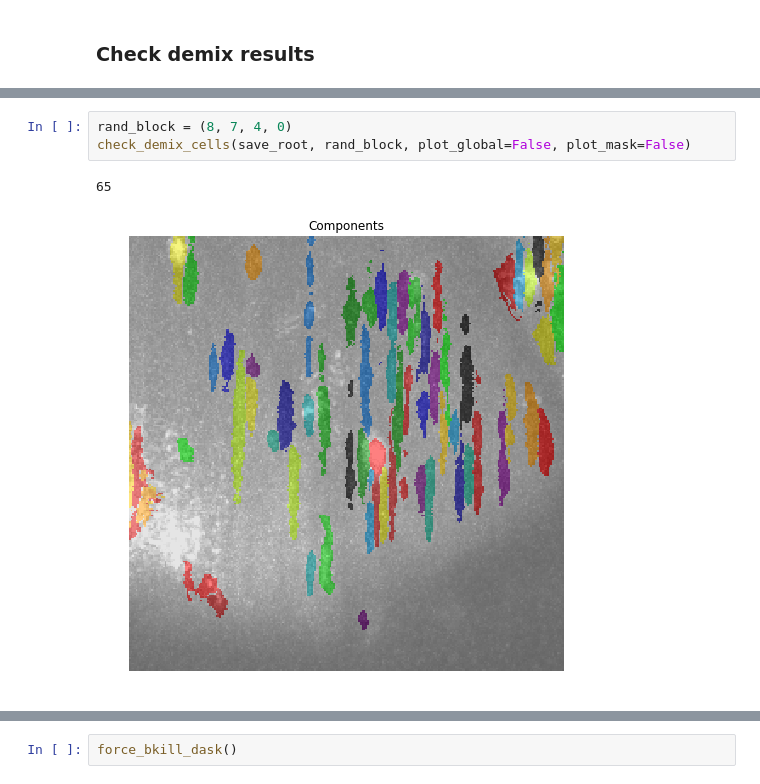
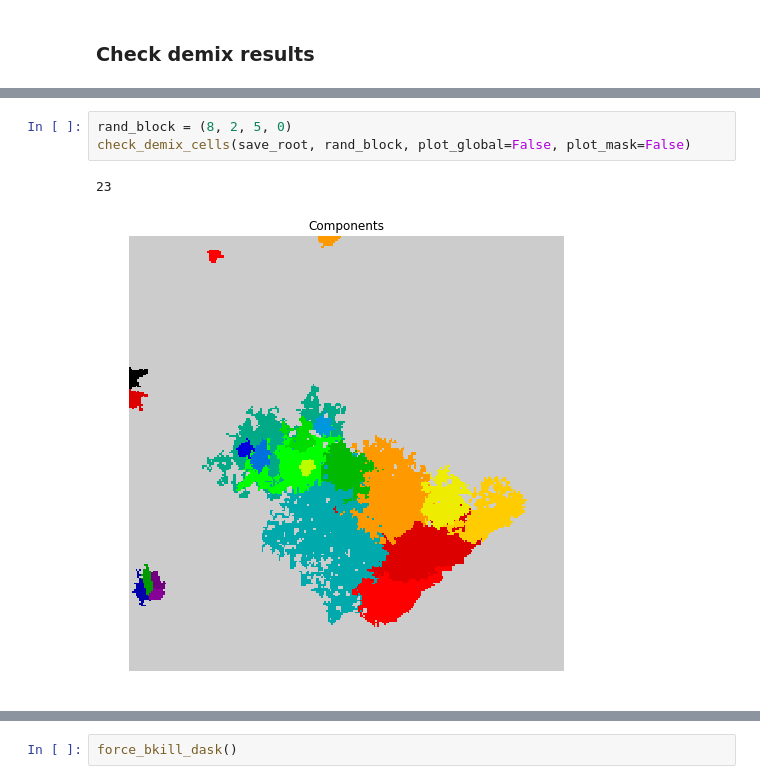
Before and after one commit to zqwei/Glia_analysis, a Jupyter notebook: Processing/Cell_segmentation.ipynb, the cells around one changed output, grey strips where cells are left out. Drawn from its saved outputs; the diff is of its cells as text.

```diff
--- a/Processing/Cell_segmentation.ipynb
+++ b/Processing/Cell_segmentation.ipynb
@@ -161,6 +164,6 @@ check_demix_cells(save_root, rand_block, plot_global=False, plot_mask=False)
 # %%
-rand_block = (8, 7, 4, 0)
+rand_block = (8, 2, 5, 0)
 check_demix_cells(save_root, rand_block, plot_global=False, plot_mask=False)
 # %% [output]
-65
+23
-[figure, old version]
+[figure, new version]
```
Also changed, not shown: parts of 4 cells of this notebook, 1 other file.
